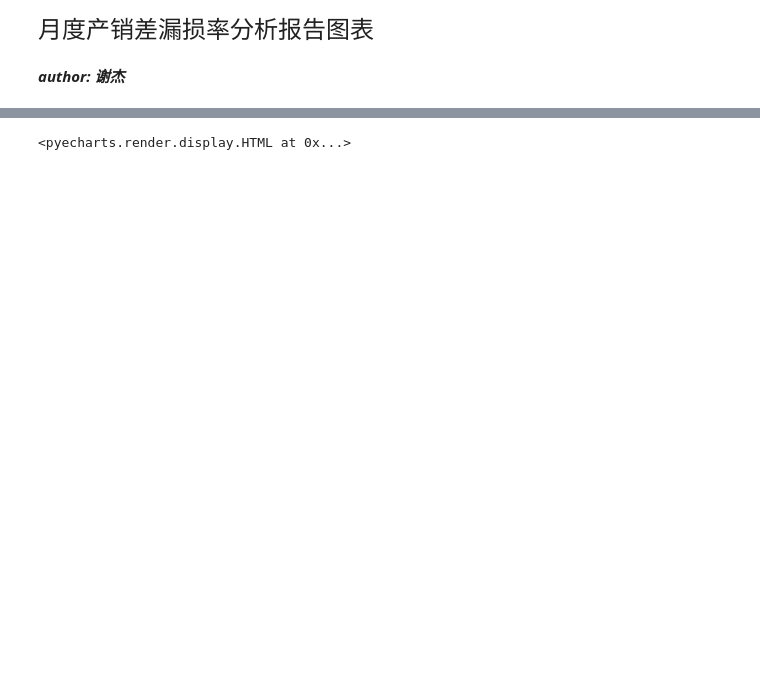
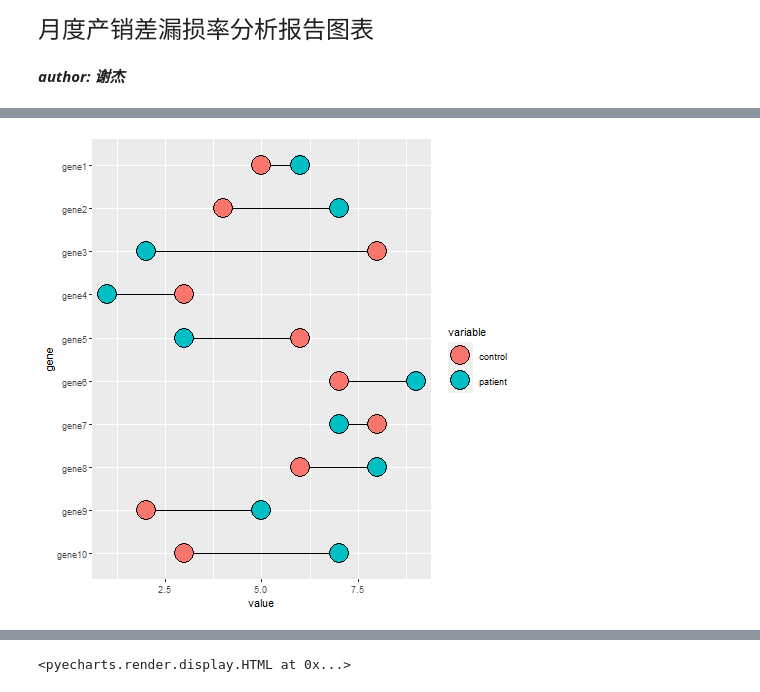
Before and after one commit to jayaston/mypyworks, a Jupyter notebook: jupyter文件/月度产销差漏损率分析报告图表.ipynb, the cells around one changed output, grey strips where cells are left out. Drawn from its saved outputs; the diff is of its cells as text; code cells hidden in the pictures; blank space fills up the shorter version.

```diff
--- a/jupyter文件/月度产销差漏损率分析报告图表.ipynb
+++ b/jupyter文件/月度产销差漏损率分析报告图表.ipynb
@@ -4,0 +12,5 @@
+# %%
+%%R
+
+data <- read.csv(file="C://Users//Jay//mypyworks//dumbbell.csv",header = T,check.names=F)
+data
@@ -4,0 +29,5 @@
+# %%
+%%R
+# 注释：将原始的宽数据变成长数据，方便画图
+data_melt <- melt(data,id.vars = "gene")
+data_melt
@@ -4,0 +52,11 @@
+# %%
+%%R
+order <- c("gene1","gene2","gene3","gene4","gene5","gene6","gene7","gene8","gene9","gene10")
+order <- rev(order)
+p <- ggplot(data_melt,aes(x=value , y= gene)) +
+  geom_line(aes(group = gene)) +
+  geom_point(aes(fill=variable), shape = 21, size = 9) +
+  scale_y_discrete(limits = order)
+p
+# %% [output]
+[figure, added]
```
Also changed, not shown: parts of 8 cells of this notebook, 7 other files.
